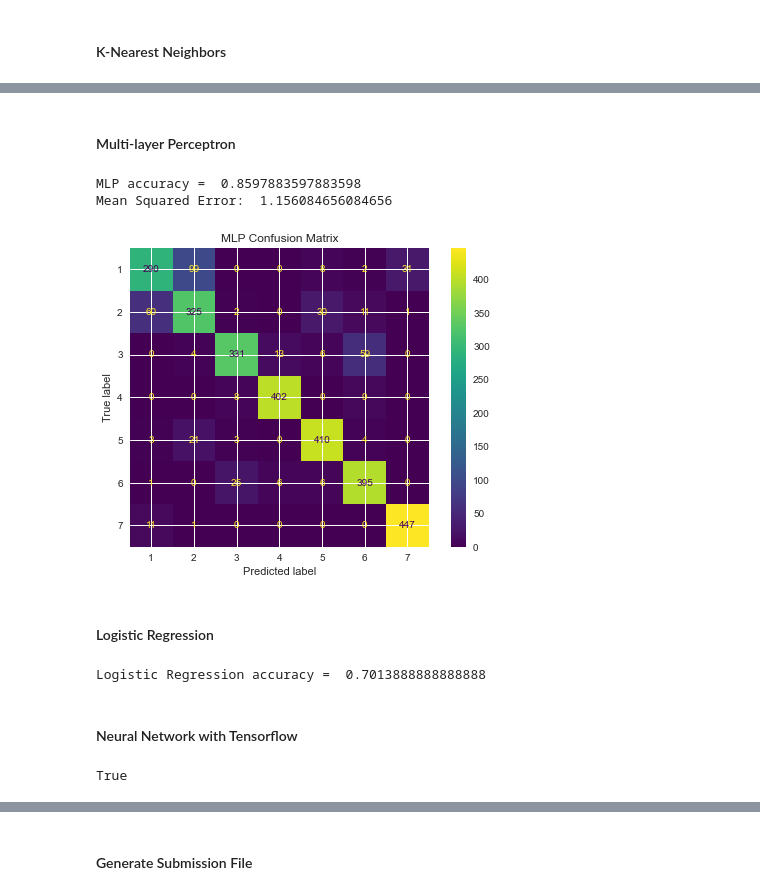
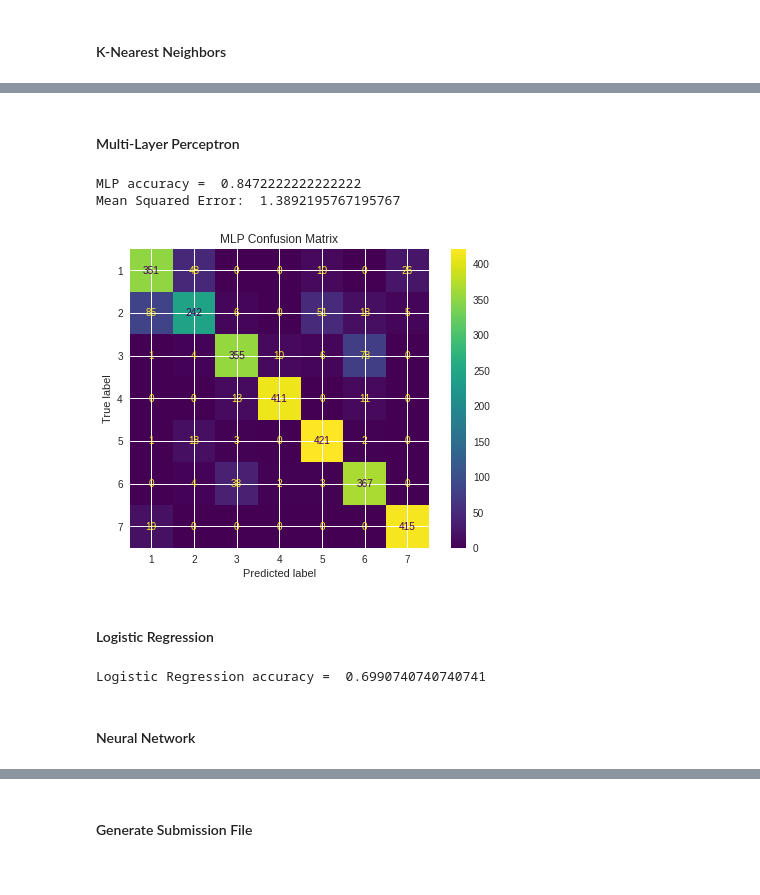
Before and after one commit to justinetaylor/mids-w207-final-project, a Jupyter notebook: clear_cut_solution.ipynb, the cells around one changed output, grey strips where cells are left out. Saved outputs shown, nothing was run; the diff lists cells and outputs as text; code cells hidden in the pictures.

```diff
--- a/clear_cut_solution.ipynb
+++ b/clear_cut_solution.ipynb
@@ -247,3 +123,0 @@ def log_poly_fe(df):
-# %%
-train_df = log_poly_fe(train_df)
-test_df = log_poly_fe(test_df)
@@ -450,52 +201,18 @@ Mean Squared Error:  1.708994708994709
 # %% [markdown]
-#### Multi-layer Perceptron
+#### Multi-Layer Perceptron
-# %%
-# Try Multi-Layer Perceptron - before any data cleaning
-def MLP():
-    #    model = MLPClassifier(solver='adam', alpha=1e-6, hidden_layer_sizes=(100, ), random_state=0) .8257
-    #    model = MLPClassifier(solver='adam', alpha=1e-3, hidden_layer_sizes=(100, ), random_state=0)  .82969
-    #    model = MLPClassifier(solver='adam', alpha=1e-3, hidden_layer_sizes=(200, ), random_state=0) .837
-    #    model = MLPClassifier(solver='adam', alpha=1e-3, hidden_layer_sizes=(100, ), random_state=0, activation='tanh') .83068
-
-    # Default activation is 'relu', random state lets us get the same result every time (so we can tune other parameters)
-    # max_iter is 200 by default, but more helps. alpha is the regularization parameter. solver is 'adam' by default
-    model = MLPClassifier(alpha=1e-3, hidden_layer_sizes=(300,), random_state=0, max_iter=500)
-    model.fit(train_data, train_labels)
-    predictions = model.predict(dev_data)
-    score = model.score(dev_data, dev_labels)
-    probabilities = model.predict_proba(dev_data)
-    plot_confusion_matrix(model, dev_data, dev_labels, values_format = "d")
-    plt.title("MLP Confusion Matrix")
-    plt.plot()
-    print("MLP accuracy = ",score)
-    mse_nn = mean_squared_error(dev_labels, predictions)
-    print("Mean Squared Error: ", mse_nn)
-    y_pred = model.predict(test_data)
-
-    return score, probabilities, y_pred
-
-mlp_results = {}
-score, probabilities, y_pred = MLP()
-mlp_results[score] = probabilities
-# %% [output]
-MLP accuracy =  0.8597883597883598
-Mean Squared Error:  1.156084656084656
-[figure, removed]
+# %%
+mlp_results = {}
+score, probabilities,mlp_model = models.multi_layer_perceptron(train_data, train_labels, dev_data, dev_labels)
+mlp_results[score] = probabilities
+# %% [output]
+MLP accuracy =  0.8472222222222222
+Mean Squared Error:  1.3892195767195767
+[figure, added]
 # %% [markdown]
 #### Logistic Regression
-# %%
-# Logistic regression
-def LR():
-    model = LogisticRegression(random_state=0, multi_class='ovr',solver='lbfgs', max_iter = 300)
-    model.fit(train_data, train_labels)
-    score = model.score(dev_data,dev_labels)
-    print("Logistic Regression accuracy = ",score)
-LR()
-# %% [output]
-Logistic Regression accuracy =  0.7013888888888888
+# %%
+models.logistic_regression(train_data, train_labels, dev_data, dev_labels)
+# %% [output]
+Logistic Regression accuracy =  0.6990740740740741
 # %% [markdown]
-#### Neural Network with Tensorflow
+#### Neural Network
-# %%
-tf.executing_eagerly()
-# %% [output]
-True
```
Also changed, not shown: parts of 73 cells of this notebook, 32 other files.
